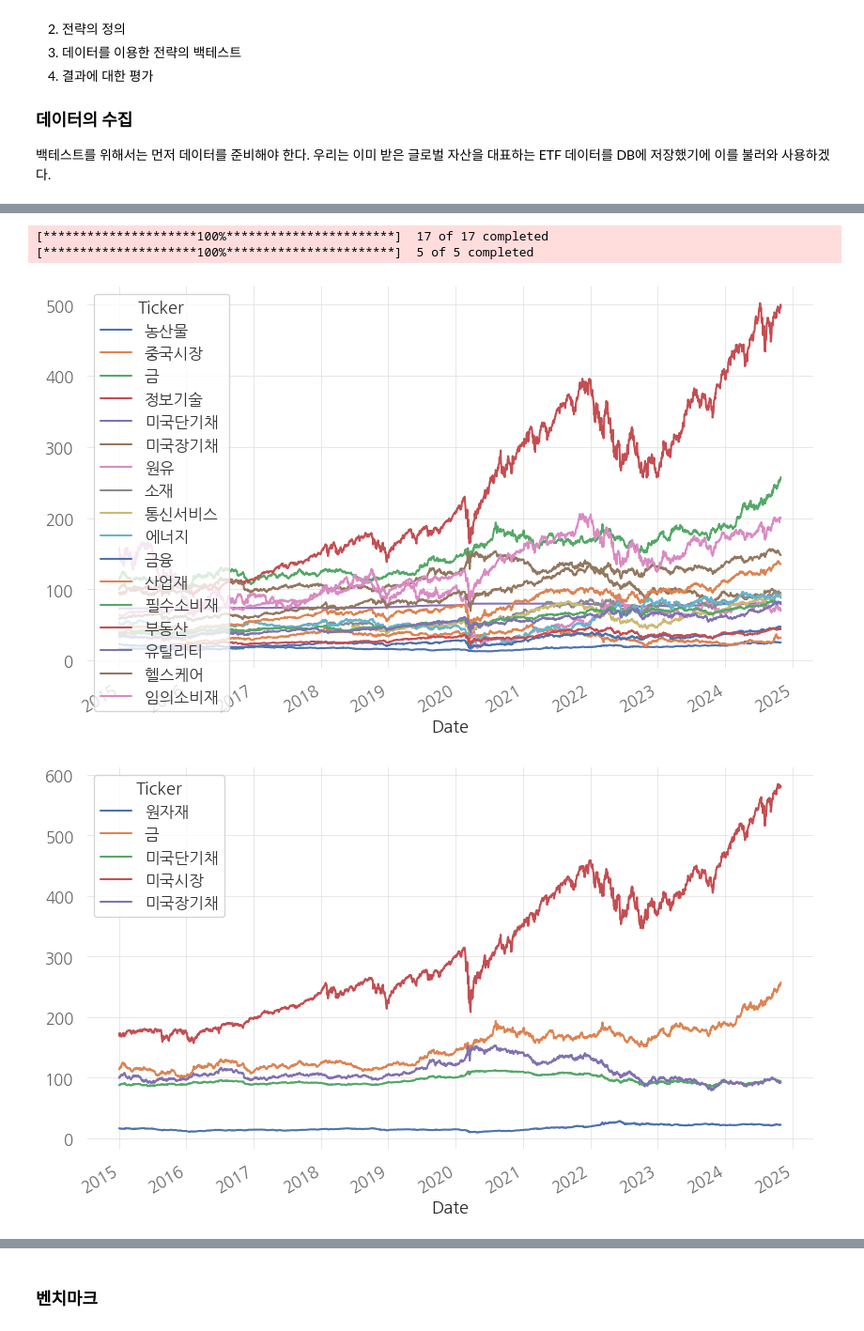
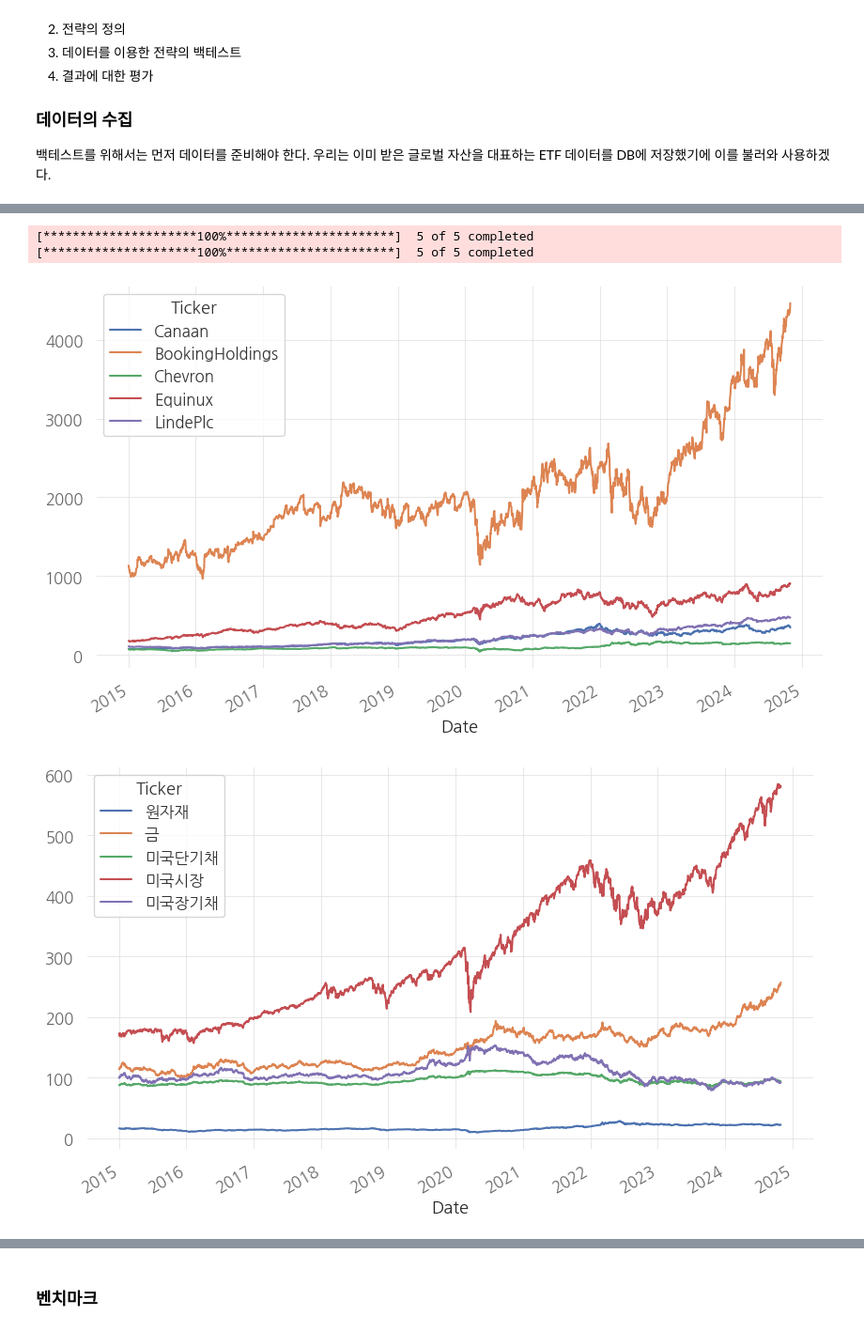
Before and after one commit to JaehwanKim00/stock_trading, a Jupyter notebook: backtest.ipynb, the cells around one changed output, grey strips where cells are left out. Shown at 94% size. Cells and saved outputs as stored; diff of their text form; code cells hidden in the pictures.

```diff
--- a/backtest.ipynb
+++ b/backtest.ipynb
@@ -261,7 +242,7 @@ start = '2015-01-01'
 end = '2024-10-31'
 
 # 데이터 불러오기
-data = pd.read_csv('C:/Users/kjh/Desktop/sector(assets).csv', encoding="utf-8")
+data = pd.read_csv('C:/Users/kjh/Desktop/sector(assets)_개별종목_호준.csv', encoding="utf-8")
 tickers = data['티커'].tolist()
 
 assets = tickers
@@ -275,35 +256,35 @@ data = yf.download(assets, start=start, end=end)['Adj Close']
 # prices의 칼럼명(티커)을 "섹터(자산군)"으로 변환
 data.rename(columns=ticker_to_name, inplace=True)
 
 data.plot()
 
 
 
 
 # 벤치마크 데이터 불러오기
 df = pd.read_csv('C:/Users/kjh/Desktop/벤치마크종목.csv', encoding="utf-8")
 tickers = df['티커'].tolist()
 
 assets = tickers
 
 # 티커를 섹터(자산군)으로 매핑
 ticker_to_name = dict(zip(df['티커'], df['섹터(자산군)']))
 
 # 데이터 다운로드
 df = yf.download(assets, start=start, end=end)['Adj Close']
 
 # prices의 칼럼명(티커)을 "섹터(자산군)"으로 변환
 df.rename(columns=ticker_to_name, inplace=True)
 
 df.plot()
 
 
 data.replace(0, np.nan, inplace=True)
 df.replace(0, np.nan, inplace=True)
 # %% [output]
-[*********************100%***********************]  17 of 17 completed
 [*********************100%***********************]  5 of 5 completed
+[*********************100%***********************]  5 of 5 completed
-[figure, old version]
+[figure, new version]
 [figure]
 # %%
 import missingno as msno
```
Also changed, not shown: parts of 21 cells of this notebook.
